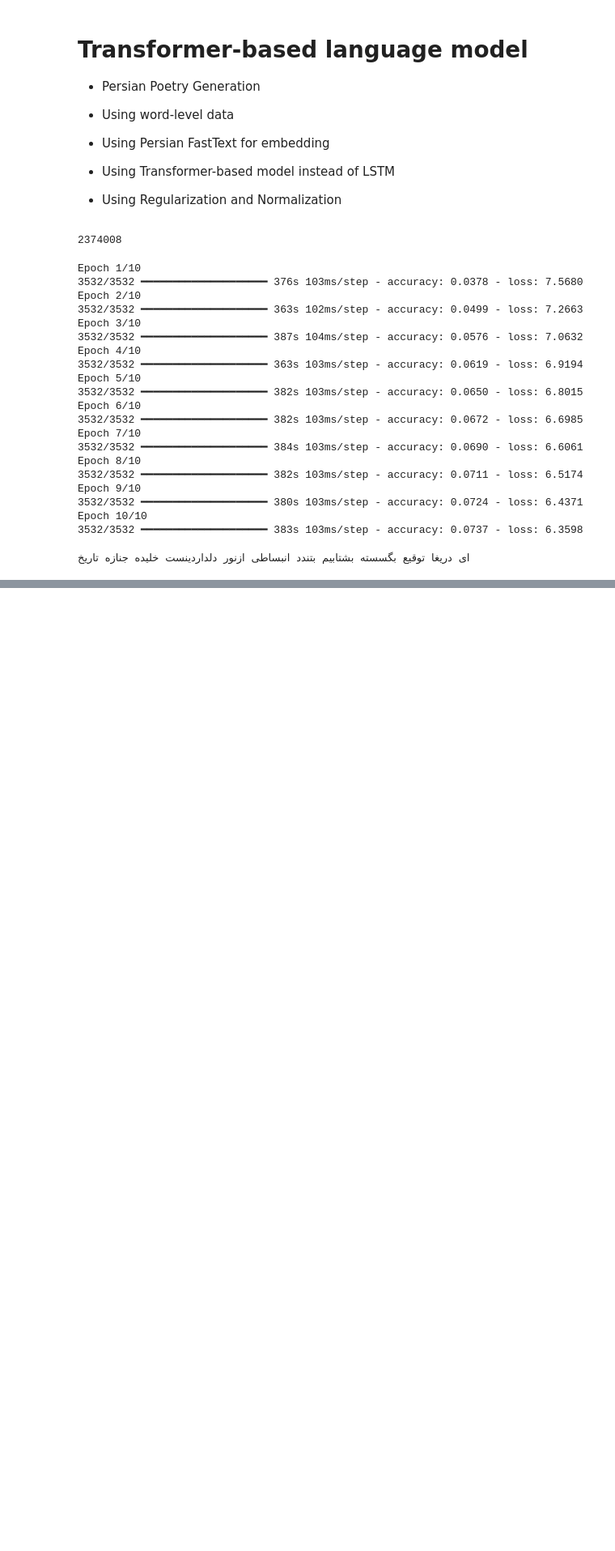
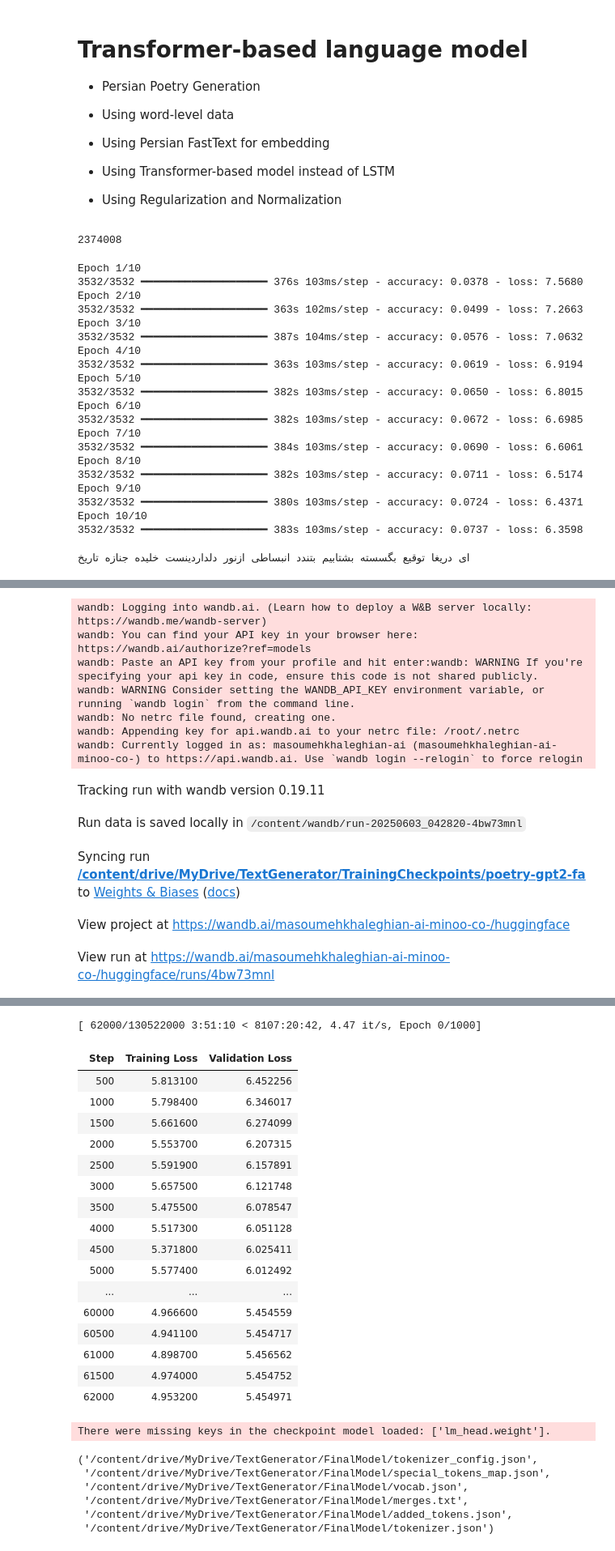
Before and after one commit to masoumehkhaleghian/TextGenerator, a Jupyter notebook: TextGenerator.ipynb, the cells around one changed output, grey strips where cells are left out. Shown at 81% size. Cells and saved outputs as stored; diff of their text form; code cells hidden in the pictures; blank space fills up the shorter version.

```diff
--- a/TextGenerator.ipynb
+++ b/TextGenerator.ipynb
@@ -1018,0 +1041,25 @@ print(generate_text_word(model, "ای دریغا", num_generate=10))
+# %%
+from datasets import Dataset
+import pandas as pd
+
+# Load my Persian poetry dataset from text file
+with open("/content/drive/MyDrive/TextGenerator/Dataset/merged_poets.txt", encoding='utf-8') as f:
+    text = f.read()
+
+# Split into chunks (here each line is a sample)
+lines = text.strip().split('\n')
+
+# Prepare the dataset in HuggingFace format
+df = pd.DataFrame({'text': lines})
+dataset = Dataset.from_pandas(df)
+# %%
+from transformers import AutoTokenizer, AutoModelForCausalLM
+
+# Load Persian GPT-2 from HooshvareLab
+model_name = "HooshvareLab/gpt2-fa"
+
+tokenizer = AutoTokenizer.from_pretrained(model_name)
+model = AutoModelForCausalLM.from_pretrained(model_name)
+
+tokenizer.pad_token = tokenizer.eos_token
+model.config.pad_token_id = tokenizer.eos_token_id
@@ -1018,0 +1072,6 @@ print(generate_text_word(model, "ای دریغا", num_generate=10))
+# %%
+# Tokenize each sample (with truncation)
+def tokenize_function(examples):
+    return tokenizer(examples["text"], truncation=True, max_length=200)
+
+tokenized_dataset = dataset.map(tokenize_function, batched=True)
@@ -1018,0 +1143,6 @@ print(generate_text_word(model, "ای دریغا", num_generate=10))
+# %%
+trainer.train()
+# Save final best model manually (after training or early stopping)
+model.save_pretrained("/content/drive/MyDrive/TextGenerator/FinalModel")
+tokenizer.save_pretrained("/content/drive/MyDrive/TextGenerator/FinalModel")
+# %% [output]
@@ -1018,0 +1151,12 @@ print(generate_text_word(model, "ای دریغا", num_generate=10))
+wandb: Logging into wandb.ai. (Learn how to deploy a W&B server locally: https://wandb.me/wandb-server)
+wandb: You can find your API key in your browser here: https://wandb.ai/authorize?ref=models
+wandb: Paste an API key from your profile and hit enter:wandb: WARNING If you're specifying your api key in code, ensure this code is not shared publicly.
+wandb: WARNING Consider setting the WANDB_API_KEY environment variable, or running `wandb login` from the command line.
+wandb: No netrc file found, creating one.
+wandb: Appending key for api.wandb.ai to your netrc file: /root/.netrc
+wandb: Currently logged in as: masoumehkhaleghian-ai (masoumehkhaleghian-ai-minoo-co-) to https://api.wandb.ai. Use `wandb login --relogin` to force relogin
+Tracking run with wandb version 0.19.11
+Run data is saved locally in /content/wandb/run-20250603_042820-4bw73mnl
+Syncing run /content/drive/MyDrive/TextGenerator/TrainingCheckpoints/poetry-gpt2-fa to Weights & Biases (docs)
+View project at https://wandb.ai/masoumehkhaleghian-ai-minoo-co-/huggingface
+View run at https://wandb.ai/masoumehkhaleghian-ai-minoo-co-/huggingface/runs/4bw73mnl
@@ -1018,0 +1164,25 @@ print(generate_text_word(model, "ای دریغا", num_generate=10))
+[ 62000/130522000 3:51:10 < 8107:20:42, 4.47 it/s, Epoch 0/1000]
+| Step | Training Loss | Validation Loss |
+| 500 | 5.813100 | 6.452256 |
+| 1000 | 5.798400 | 6.346017 |
+| 1500 | 5.661600 | 6.274099 |
+| 2000 | 5.553700 | 6.207315 |
+| 2500 | 5.591900 | 6.157891 |
+| 3000 | 5.657500 | 6.121748 |
+| 3500 | 5.475500 | 6.078547 |
+| 4000 | 5.517300 | 6.051128 |
+| 4500 | 5.371800 | 6.025411 |
+| 5000 | 5.577400 | 6.012492 |
+| ... | ... | ... |
+| 60000 | 4.966600 | 5.454559 |
+| 60500 | 4.941100 | 5.454717 |
+| 61000 | 4.898700 | 5.456562 |
+| 61500 | 4.974000 | 5.454752 |
+| 62000 | 4.953200 | 5.454971 |
+There were missing keys in the checkpoint model loaded: ['lm_head.weight'].
+('/content/drive/MyDrive/TextGenerator/FinalModel/tokenizer_config.json',
+ '/content/drive/MyDrive/TextGenerator/FinalModel/special_tokens_map.json',
+ '/content/drive/MyDrive/TextGenerator/FinalModel/vocab.json',
+ '/content/drive/MyDrive/TextGenerator/FinalModel/merges.txt',
+ '/content/drive/MyDrive/TextGenerator/FinalModel/added_tokens.json',
+ '/content/drive/MyDrive/TextGenerator/FinalModel/tokenizer.json')
```
Also changed, not shown: parts of 12 cells of this notebook.
